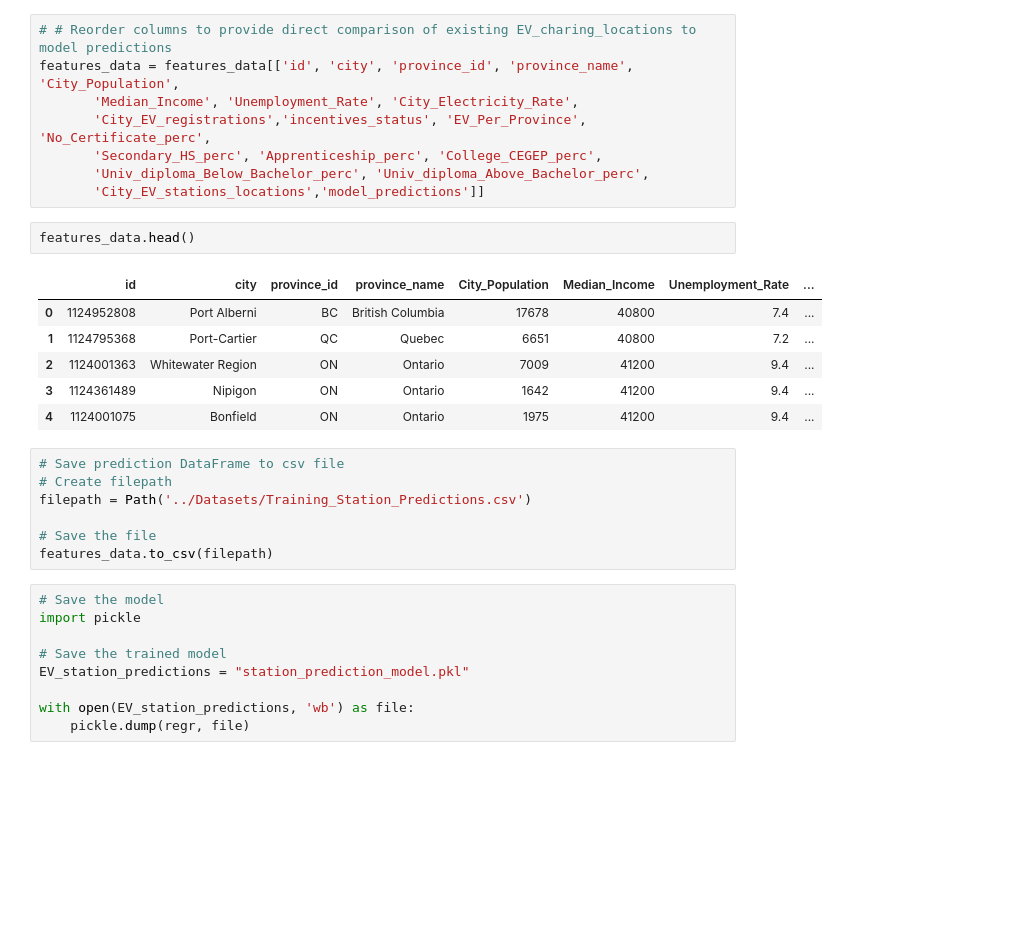
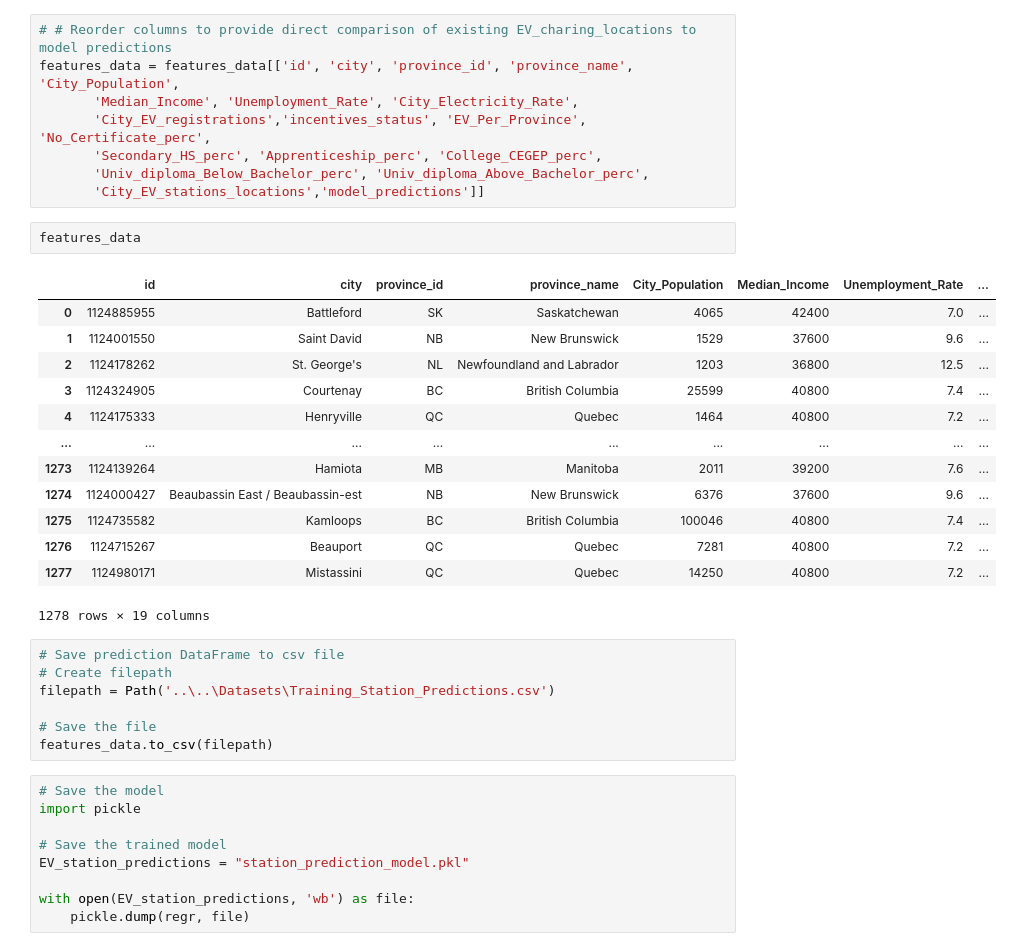
Before and after one commit to JorMerr/EV_charging_locations, a Jupyter notebook: ML_Model/ML-model.ipynb, the cells around one changed output. Saved outputs shown, nothing was run; the diff lists cells and outputs as text; blank space fills up the shorter version.

```diff
--- a/ML_Model/ML-model.ipynb
+++ b/ML_Model/ML-model.ipynb
@@ -144,18 +144,25 @@ features_data = features_data[['id', 'city', 'province_id', 'province_name', 'Ci
        'Univ_diploma_Below_Bachelor_perc', 'Univ_diploma_Above_Bachelor_perc',
        'City_EV_stations_locations','model_predictions']]
 # %%
-features_data.head()
+features_data
 # %% [output]
 |  | id | city | province_id | province_name | City_Population | Median_Income | Unemployment_Rate | ... |
-| 0 | 1124952808 | Port Alberni | BC | British Columbia | 17678 | 40800 | 7.4 | ... |
-| 1 | 1124795368 | Port-Cartier | QC | Quebec | 6651 | 40800 | 7.2 | ... |
-| 2 | 1124001363 | Whitewater Region | ON | Ontario | 7009 | 41200 | 9.4 | ... |
-| 3 | 1124361489 | Nipigon | ON | Ontario | 1642 | 41200 | 9.4 | ... |
-| 4 | 1124001075 | Bonfield | ON | Ontario | 1975 | 41200 | 9.4 | ... |
+| 0 | 1124885955 | Battleford | SK | Saskatchewan | 4065 | 42400 | 7.0 | ... |
+| 1 | 1124001550 | Saint David | NB | New Brunswick | 1529 | 37600 | 9.6 | ... |
+| 2 | 1124178262 | St. George's | NL | Newfoundland and Labrador | 1203 | 36800 | 12.5 | ... |
+| 3 | 1124324905 | Courtenay | BC | British Columbia | 25599 | 40800 | 7.4 | ... |
+| 4 | 1124175333 | Henryville | QC | Quebec | 1464 | 40800 | 7.2 | ... |
+| ... | ... | ... | ... | ... | ... | ... | ... | ... |
+| 1273 | 1124139264 | Hamiota | MB | Manitoba | 2011 | 39200 | 7.6 | ... |
+| 1274 | 1124000427 | Beaubassin East / Beaubassin-est | NB | New Brunswick | 6376 | 37600 | 9.6 | ... |
+| 1275 | 1124735582 | Kamloops | BC | British Columbia | 100046 | 40800 | 7.4 | ... |
+| 1276 | 1124715267 | Beauport | QC | Quebec | 7281 | 40800 | 7.2 | ... |
+| 1277 | 1124980171 | Mistassini | QC | Quebec | 14250 | 40800 | 7.2 | ... |
+1278 rows × 19 columns
 # %%
 # Save prediction DataFrame to csv file
 # Create filepath
-filepath = Path('../Datasets/Training_Station_Predictions.csv')
+filepath = Path('..\..\Datasets\Training_Station_Predictions.csv')
 
 # Save the file
 features_data.to_csv(filepath)
```
Also changed, not shown: parts of 10 cells of this notebook, 1 other file.
